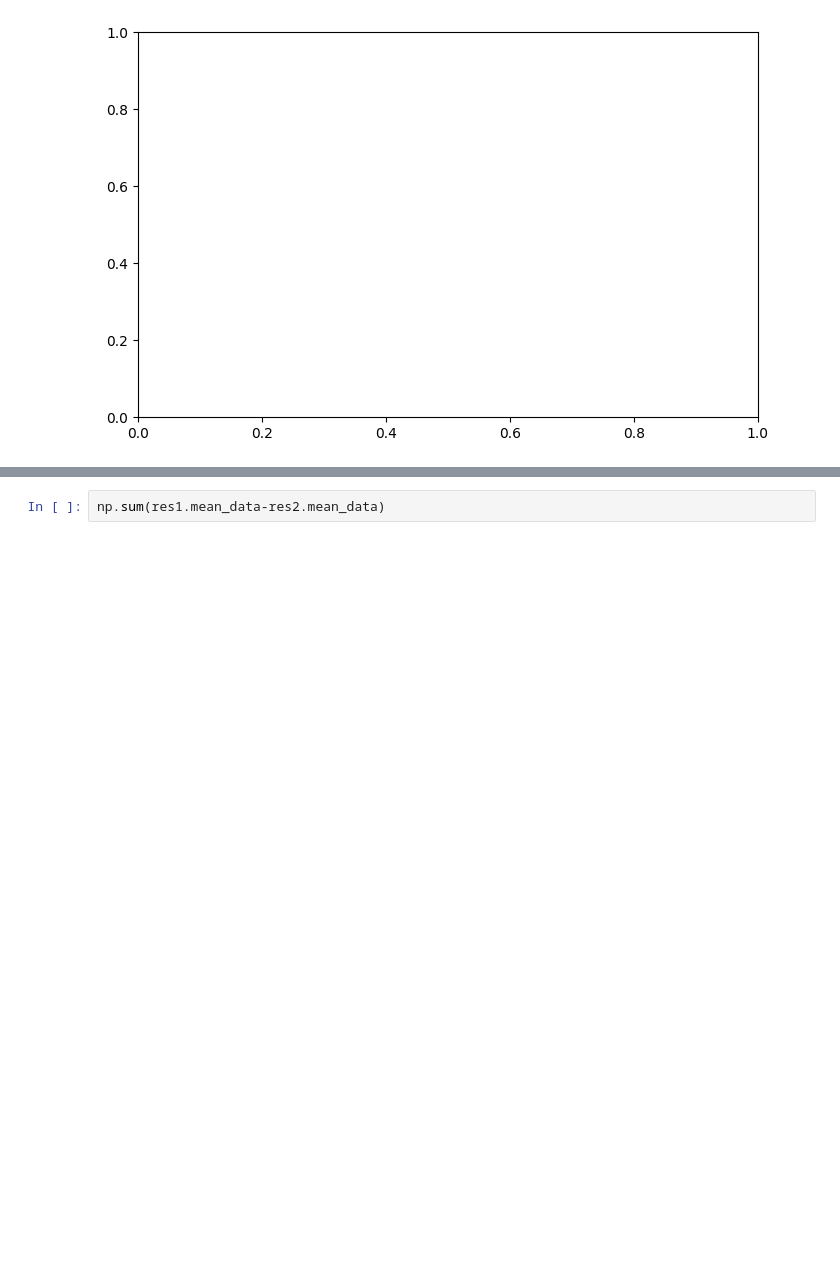
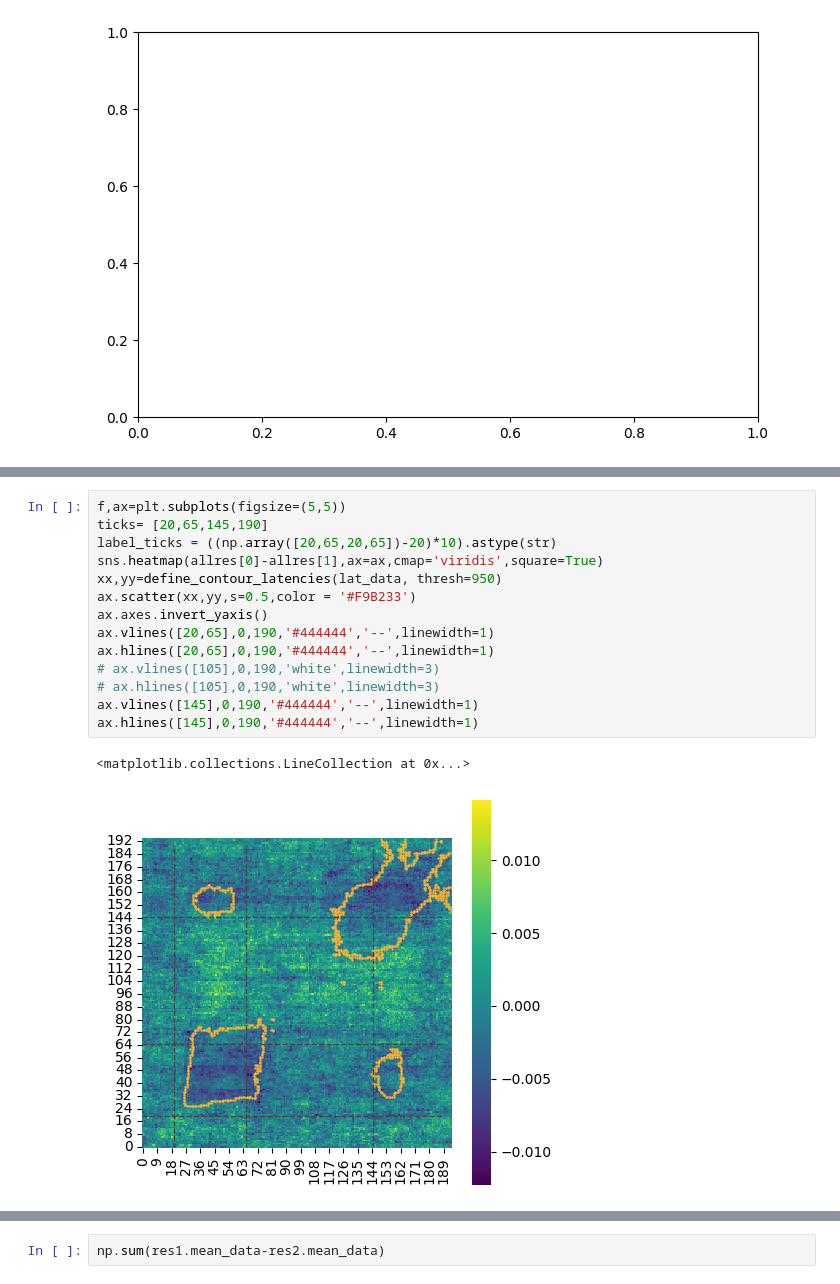
Before and after one commit to Ibos-lab/Users, a Jupyter notebook: losadac/decoder/test_param_c.ipynb, the cells around one changed output, grey strips where cells are left out. Drawn from its saved outputs; the diff is of its cells as text; blank space fills up the shorter version.

```diff
--- a/losadac/decoder/test_param_c.ipynb
+++ b/losadac/decoder/test_param_c.ipynb
@@ -405 +410,18 @@ for c in [0.1, 0.001,100000,10]:
+# %%
+f,ax=plt.subplots(figsize=(5,5))
+ticks= [20,65,145,190]
+label_ticks = ((np.array([20,65,20,65])-20)*10).astype(str)
+sns.heatmap(allres[0]-allres[1],ax=ax,cmap='viridis',square=True)
+xx,yy=define_contour_latencies(lat_data, thresh=950)
+ax.scatter(xx,yy,s=0.5,color = '#F9B233')
+ax.axes.invert_yaxis()
+ax.vlines([20,65],0,190,'#444444','--',linewidth=1)
+ax.hlines([20,65],0,190,'#444444','--',linewidth=1)
+# ax.vlines([105],0,190,'white',linewidth=3)
+# ax.hlines([105],0,190,'white',linewidth=3)
+ax.vlines([145],0,190,'#444444','--',linewidth=1)
+ax.hlines([145],0,190,'#444444','--',linewidth=1)
+# %% [output]
+<matplotlib.collections.LineCollection at 0x...>
+[figure, added]
 # %%
```
Also changed, not shown: parts of 5 cells of this notebook, 1 other file.
